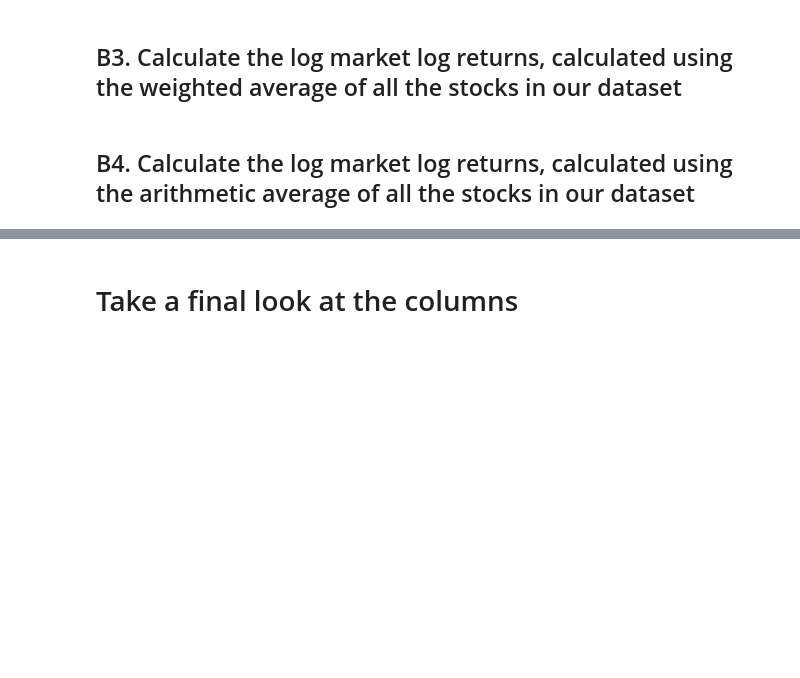
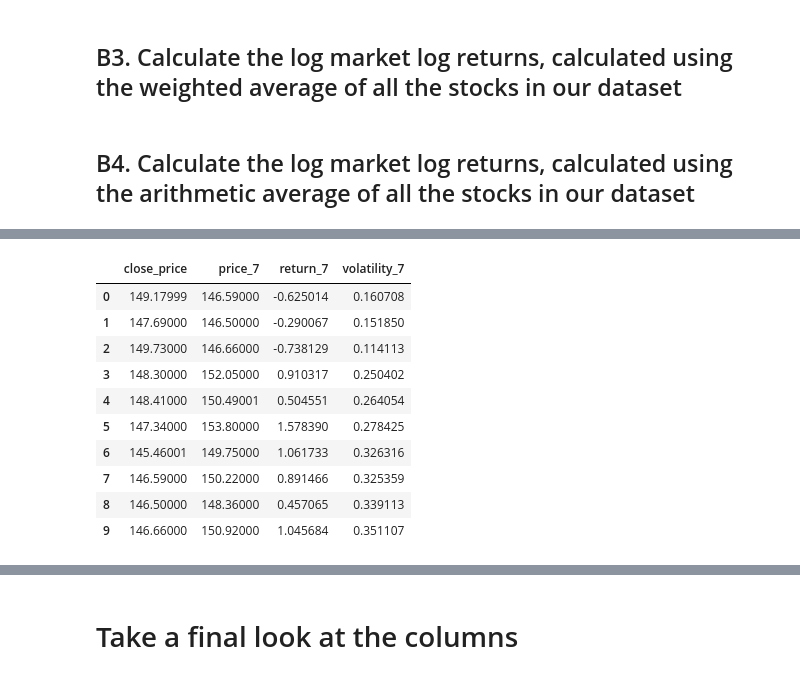
Before and after one commit to Shuo-Wang-UCBerkeley/VIP, a Jupyter notebook: src/rachel/clean_crsp_stage2.ipynb, the cells around one changed output, grey strips where cells are left out. Cells and saved outputs as stored; diff of their text form; code cells hidden in the pictures; blank space fills up the shorter version.

```diff
--- a/src/rachel/clean_crsp_stage2.ipynb
+++ b/src/rachel/clean_crsp_stage2.ipynb
@@ -331,0 +415,13 @@ crsp_df.head()
+# %%
+# Set the last n elements to 0 for each permno_id group
+def set_last_n_to_zero(df, n):
+    df.iloc[-n:, df.columns.get_loc(f'volatility_{n}')] = 0
+    return df
+
+# Calculate rolling standard deviation (volatility) and annualize it
+for n in [7, 14, 28]:
+  crsp_df[f'volatility_{n}'] = crsp_df.groupby('permno_id')['log_return'].rolling(window=n).std().reset_index(0, drop=True)
+  crsp_df[f'volatility_{n}'] = crsp_df[f'volatility_{n}'].shift(-n) * np.sqrt(252)
+  crsp_df = crsp_df.groupby('permno_id').apply(set_last_n_to_zero, n=n).reset_index(drop=True)
+
+crsp_df.head()
@@ -331,0 +436,14 @@ crsp_df.head()
+# %%
+crsp_df[["close_price", "price_7", "return_7", "volatility_7"]][:10]
+# %% [output]
+|  | close_price | price_7 | return_7 | volatility_7 |
+| 0 | 149.17999 | 146.59000 | -0.625014 | 0.160708 |
+| 1 | 147.69000 | 146.50000 | -0.290067 | 0.151850 |
+| 2 | 149.73000 | 146.66000 | -0.738129 | 0.114113 |
+| 3 | 148.30000 | 152.05000 | 0.910317 | 0.250402 |
+| 4 | 148.41000 | 150.49001 | 0.504551 | 0.264054 |
+| 5 | 147.34000 | 153.80000 | 1.578390 | 0.278425 |
+| 6 | 145.46001 | 149.75000 | 1.061733 | 0.326316 |
+| 7 | 146.59000 | 150.22000 | 0.891466 | 0.325359 |
+| 8 | 146.50000 | 148.36000 | 0.457065 | 0.339113 |
+| 9 | 146.66000 | 150.92000 | 1.045684 | 0.351107 |
```
Also changed, not shown: parts of 19 cells of this notebook, 1 other file.
